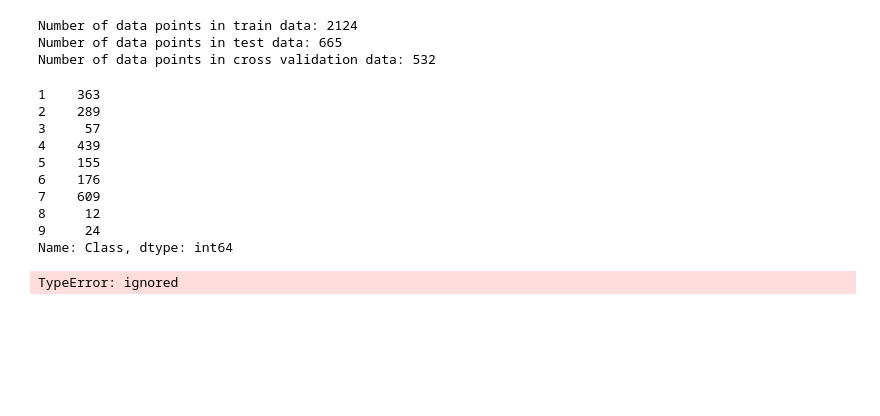
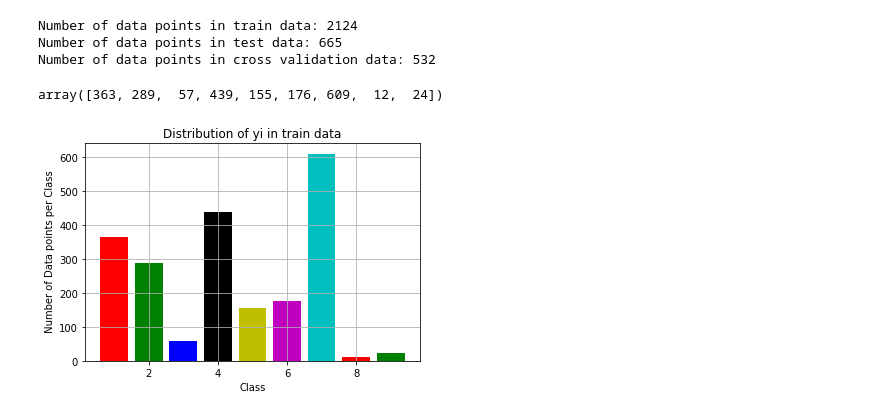
Before and after one commit to VASIL-ANSARI/ML-Project-Cancer-Prediction, a Jupyter notebook: untitled7.ipynb, the cells around one changed output. Drawn from its saved outputs; the diff is of its cells as text; code cells hidden in the pictures; blank space fills up the shorter version.

```diff
--- a/untitled7.ipynb
+++ b/untitled7.ipynb
@@ -248,26 +250,16 @@ train_class_distribution = train_df['Class'].value_counts().sort_index()
 test_class_distribution = test_df['Class'].value_counts().sort_index()
 cv_class_distribution = cv_df['Class'].value_counts().sort_index()
 # %%
-train_class_distribution
+train_class_distribution.values
 # %% [output]
-1    363
-2    289
-3     57
-4    439
-5    155
-6    176
-7    609
-8     12
-9     24
-Name: Class, dtype: int64
+array([363, 289,  57, 439, 155, 176, 609,  12,  24])
 # %%
 my_colors = 'rgbkymc'
-pd.Series.plot(train_class_distribution,kind='bar',color=my_colors)
-#train_class_distribution.plot(kind='bar')
+plt.bar(train_class_distribution.index,train_class_distribution.values,color=my_colors)
 plt.xlabel('Class')
 plt.ylabel(' Number of Data points per Class')
 plt.title('Distribution of yi in train data')
 plt.grid()
 plt.show()
 # %% [output]
-TypeError: ignored
+[figure, added]
```
Also changed, not shown: parts of 63 cells of this notebook.
